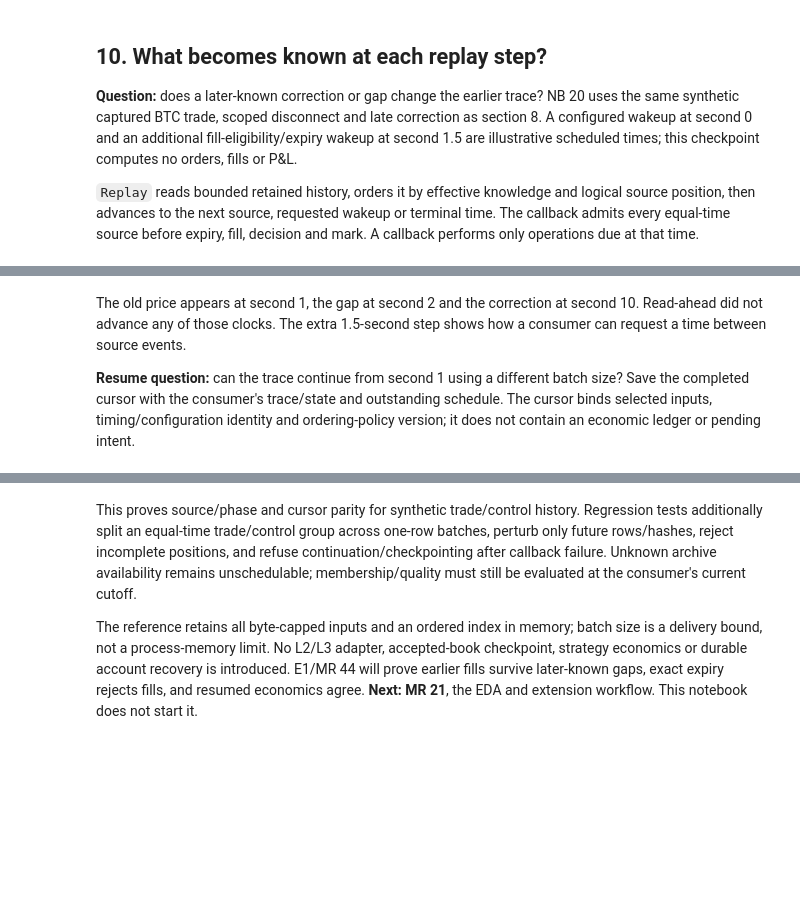
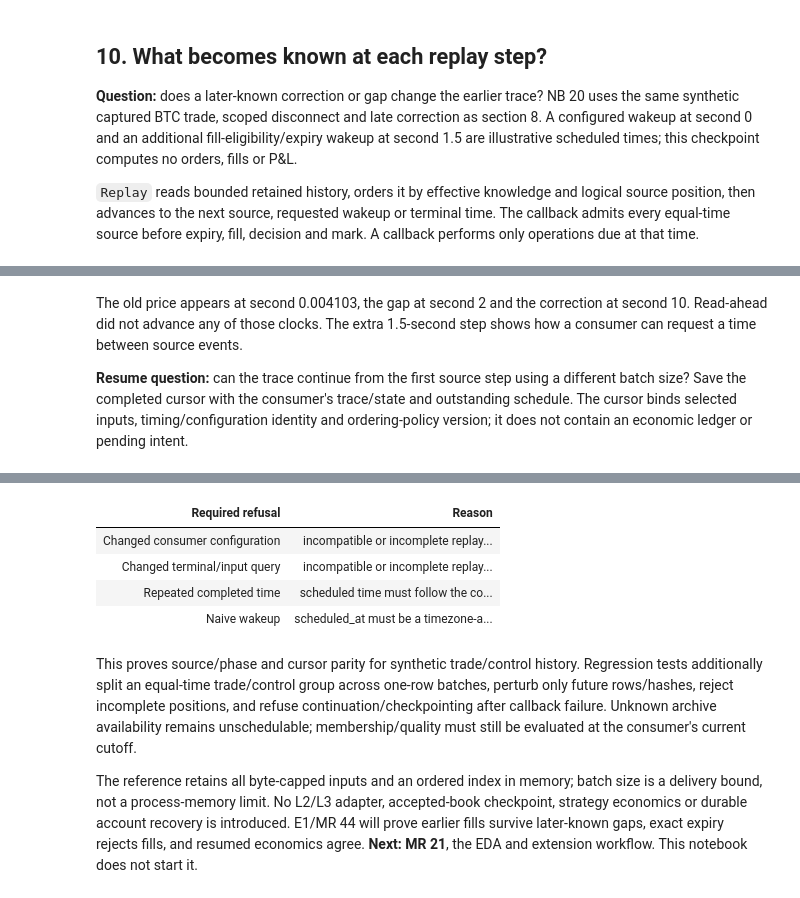
Before and after one commit to lixuanguang/alpha-research-lab-private, a Jupyter notebook: examples/research-foundations.ipynb, the cells around one changed output, grey strips where cells are left out. Cells and saved outputs as stored; diff of their text form; code cells hidden in the pictures; blank space fills up the shorter version.

```diff
--- a/examples/research-foundations.ipynb
+++ b/examples/research-foundations.ipynb
@@ -1219,9 +1403,9 @@ print("Quality:", engine.evidence[0].scope, "; membership remains cutoff-depende
 # %% [markdown]
-The old price appears at second 1, the gap at second 2 and the correction at
+The old price appears at second 0.004103, the gap at second 2 and the correction at
 second 10. Read-ahead did not advance any of those clocks. The extra 1.5-second
 step shows how a consumer can request a time between source events.
 
-**Resume question:** can the trace continue from second 1 using a different batch
+**Resume question:** can the trace continue from the first source step using a different batch
 size? Save the completed cursor with the consumer's trace/state and outstanding
 schedule. The cursor binds selected inputs, timing/configuration identity and
 ordering-policy version; it does not contain an economic ledger or pending intent.
@@ -1229,12 +1413,12 @@ ordering-policy version; it does not contain an economic ledger or pending inten
 engine = Replay(query, replay_instruments, batch_size=1, **replay_options)
 prefix = ReplayTrace()
 engine.step(start, prefix.consume)
-checkpoint = engine.step(start + timedelta(seconds=1.5), prefix.consume)
-assert checkpoint is not None and checkpoint.clock == start + timedelta(seconds=1)
+checkpoint = engine.step(start + timedelta(milliseconds=1500), prefix.consume)
+assert checkpoint is not None and checkpoint.clock == start + timedelta(microseconds=4103)
 checkpoint_bytes = codec.encode_json(checkpoint)
 restored = codec.decode_json(checkpoint_bytes, ReplayCursor)
 resumed = Replay(query, replay_instruments, batch_size=8, cursor=restored, **replay_options)
-resumed.step(start + timedelta(seconds=1.5), prefix.consume)
+resumed.step(start + timedelta(milliseconds=1500), prefix.consume)
 while resumed.step(replay_options["terminal"], prefix.consume) is not None:
     pass
 assert prefix.rows == traces[0] and resumed.cursor == completed_cursors[0]
@@ -1267,3 +1451,4 @@ for label, instant in (
         raise AssertionError(f"Accepted {label}")
 NotebookDisplay.show_table(("Required refusal", "Reason"), failures)
 assert len(failures) == 4
+# %% [output]
@@ -1270,3 +1457,8 @@ assert len(failures) == 4
+| Required refusal | Reason |
+| Changed consumer configuration | incompatible or incomplete replay... |
+| Changed terminal/input query | incompatible or incomplete replay... |
+| Repeated completed time | scheduled time must follow the co... |
+| Naive wakeup | scheduled_at must be a timezone-a... |
 # %% [markdown]
 This proves source/phase and cursor parity for synthetic trade/control history.
 Regression tests additionally split an equal-time trade/control group across
```
Also changed, not shown: parts of 19 cells of this notebook, 2 other files.
